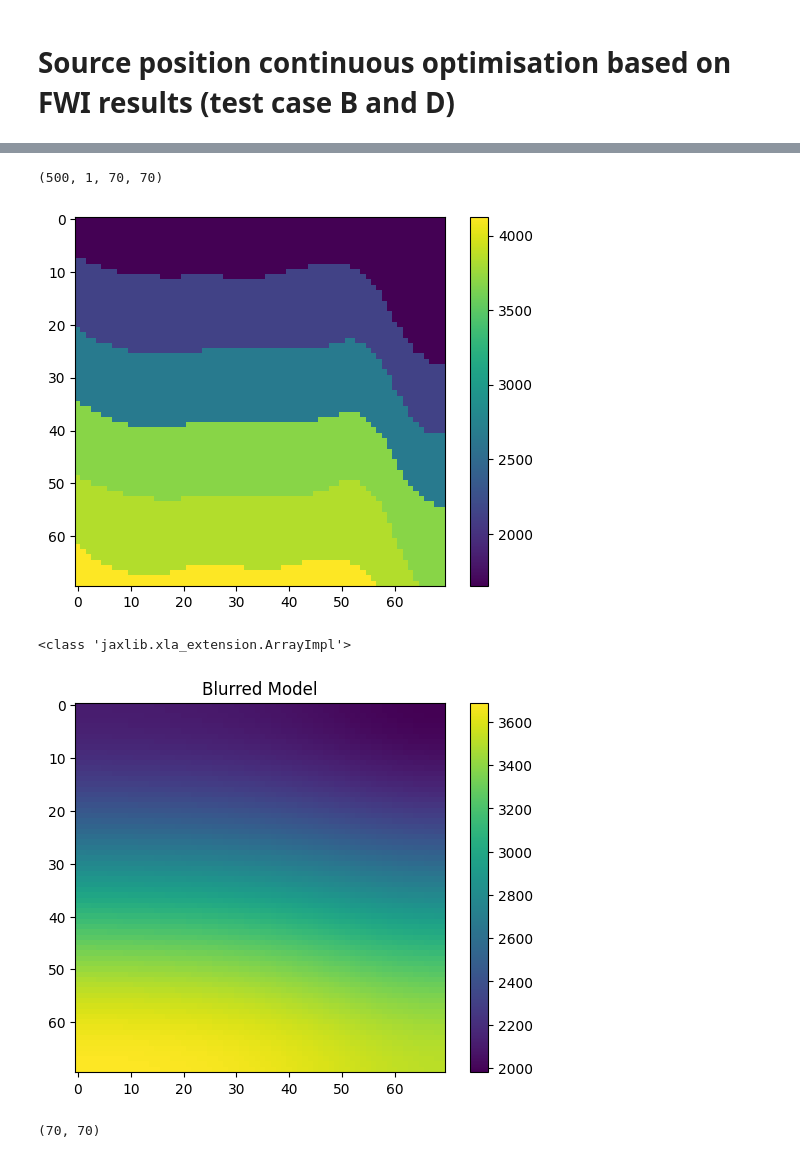
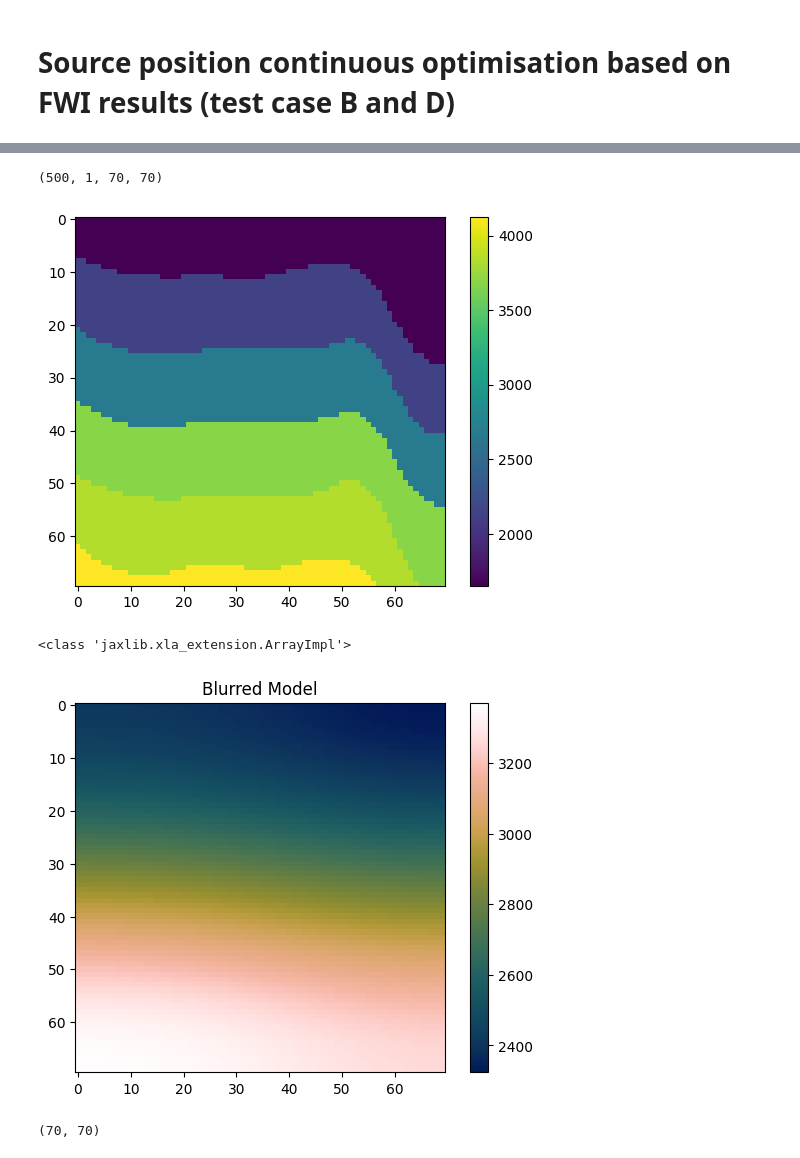
Before and after one commit to armercier/Hybrid-OED, a Jupyter notebook: src/scripts/test_case_BD.ipynb, the cells around one changed output, grey strips where cells are left out. Drawn from its saved outputs; the diff is of its cells as text; code cells hidden in the pictures.

```diff
--- a/src/scripts/test_case_BD.ipynb
+++ b/src/scripts/test_case_BD.ipynb
@@ -50,35 +58,35 @@ print(model.shape)
 model_index = 84
 
 true_model = model[model_index,0,:,:]
 # true_model = model
 plt.imshow(true_model)
 plt.colorbar()
 plt.show()
 print(type(true_model))
 
 from scipy.ndimage import gaussian_filter
 
 # Apply a Gaussian blur
 # Adjust sigma as needed; larger sigma = more blur
-blurred_model = gaussian_filter(true_model, sigma=20)
+blurred_model = gaussian_filter(true_model, sigma=30)
 
 # Visualize the blurred model
 plt.figure()
-plt.imshow(blurred_model, cmap='viridis')
+plt.imshow(blurred_model, cmap=cm.batlowW)
 plt.colorbar()
 plt.title('Blurred Model')
 plt.show()
 print(blurred_model.shape)
 
 # homogenous model of the velocity avegare
 
 homogenous_model = jnp.ones(true_model.shape) * jnp.mean(true_model)
 
 # plt.imshow(homogenous_model)
 # %% [output]
 (500, 1, 70, 70)
 [figure]
 <class 'jaxlib.xla_extension.ArrayImpl'>
-[figure, old version]
+[figure, new version]
 (70, 70)
 # %%
```
Also changed, not shown: parts of 19 cells of this notebook, 2 other files.
